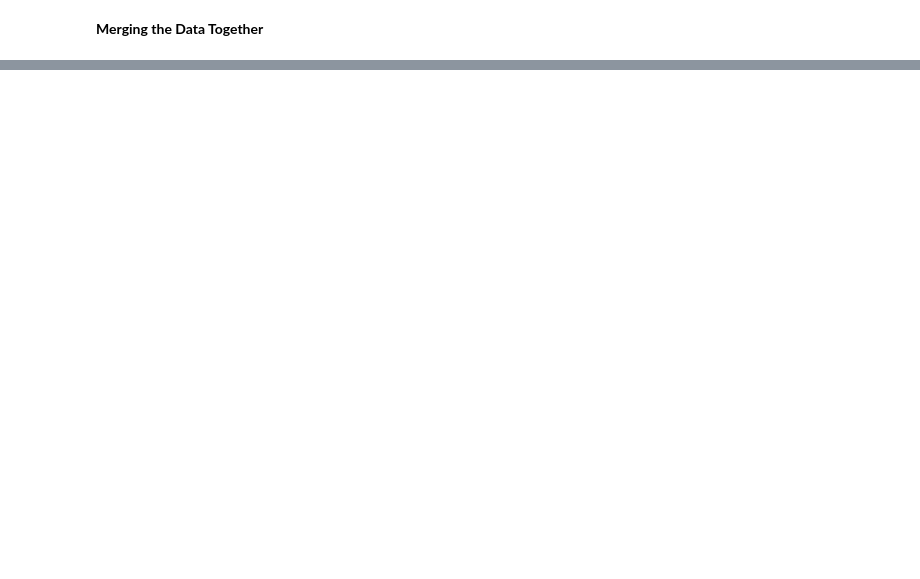
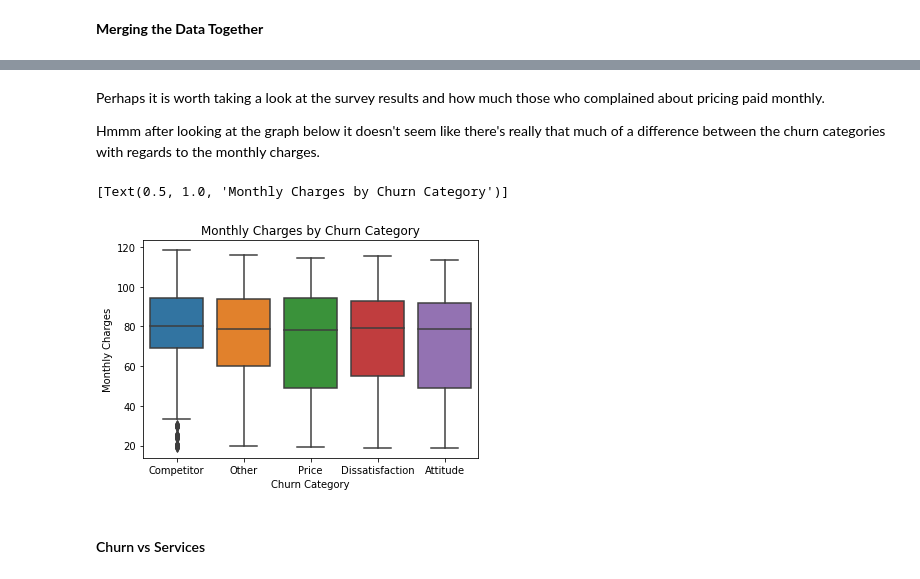
Before and after one commit to blakingtheice/Telco-Customer-Churn, a Jupyter notebook: Telco Customer Churn Analysis.ipynb, the cells around one changed output, grey strips where cells are left out. Drawn from its saved outputs; the diff is of its cells as text; code cells hidden in the pictures; blank space fills up the shorter version.

```diff
--- a/Telco Customer Churn Analysis.ipynb
+++ b/Telco Customer Churn Analysis.ipynb
@@ -137,0 +252,17 @@ Stuff goes here
+# %%
+demo_columns = ['Senior Citizen', 'Partner', 'Dependents']
+
+no_yes_palette = sns.color_palette(['#999999','#e6550d'])
+for x in demo_columns:
+    new_col = x + '?'
+    main_merge[new_col] = np.where(main_merge[x] == 'Yes',1,0)
+
+
+for var in demo_columns:
+    title_text = "% Churn: " + var
+    sns.catplot(x=var,
+                y="Churn Value",
+                kind='bar',
+                data=main_merge,
+                palette=no_yes_palette,
+                order = ['No','Yes']).set(title=title_text,ylabel="% Churn Rate")
@@ -137,0 +398,13 @@ Stuff goes here
+# %% [markdown]
+Perhaps it is worth taking a look at the survey results and how much those who complained about pricing paid monthly.
+
+Hmmm after looking at the graph below it doesn't seem like there's really that much of a difference between the churn categories with regards to the monthly charges.
+# %%
+sns.boxplot(x='Churn Category',
+           y='Monthly Charges',
+           data=main_merge).set(title="Monthly Charges by Churn Category")
+# %% [output]
+[Text(0.5, 1.0, 'Monthly Charges by Churn Category')]
+[figure, added]
+# %% [markdown]
+#### Churn vs Services
```
Also changed, not shown: parts of 73 cells of this notebook.
